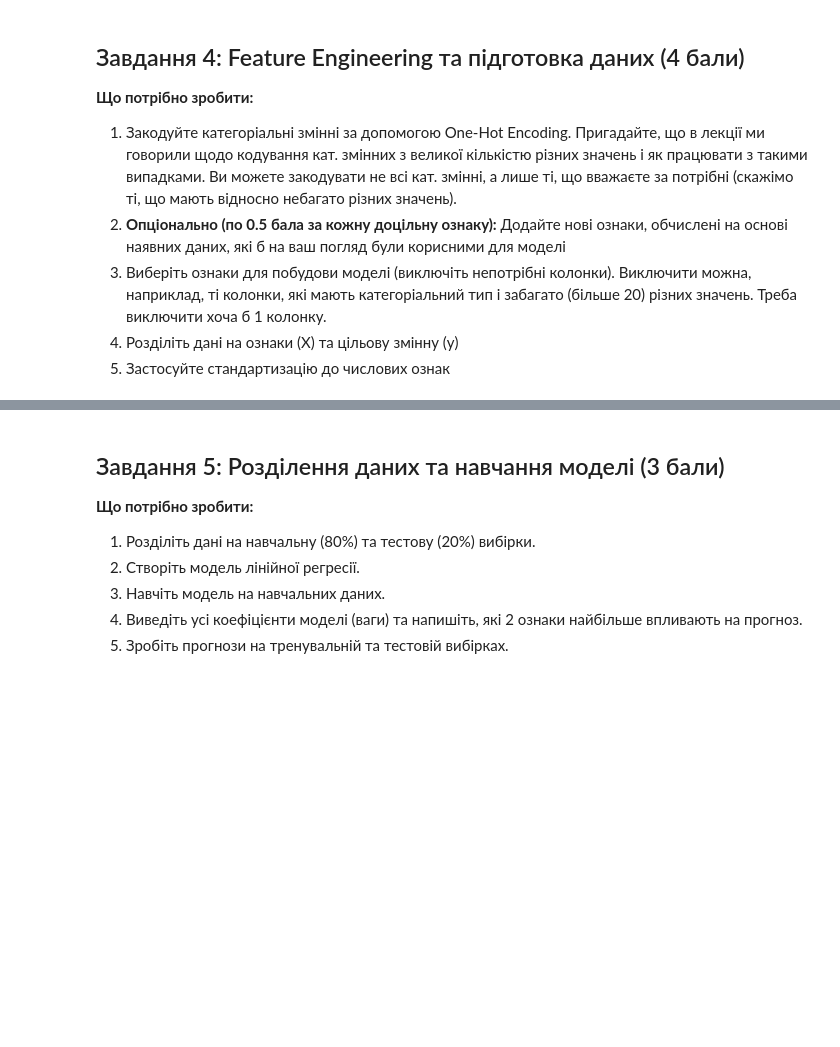
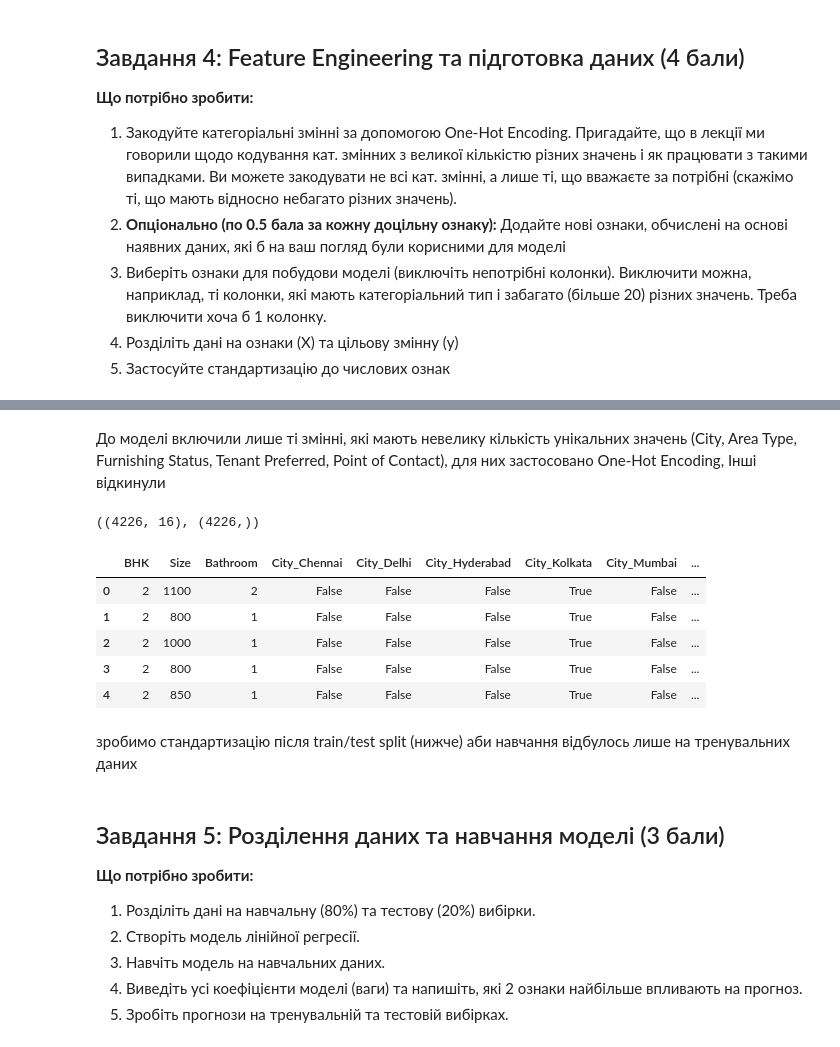
Before and after one commit to OlenaBabko/DataAnalytics_DataLovesAcademy, a Jupyter notebook: modul_16_Machine Learning Fundamentals for Data Analysts/hw/HW_16_1_Forecasting_housing_rent.ipynb, the cells around one changed output, grey strips where cells are left out. Saved outputs shown, nothing was run; the diff lists cells and outputs as text; code cells hidden in the pictures; blank space fills up the shorter version.

Commit message:
hw1 forecasting rent (task 4)

```diff
--- a/modul_16_Machine Learning Fundamentals for Data Analysts/hw/HW_16_1_Forecasting_housing_rent.ipynb
+++ b/modul_16_Machine Learning Fundamentals for Data Analysts/hw/HW_16_1_Forecasting_housing_rent.ipynb
@@ -367,0 +384,18 @@ Boxplot показує чіткий позитивний зв’язок між
+# %%
+category_columns  = ["City", "Area Type", "Furnishing Status", "Tenant Preferred", "Point of Contact"]
+
+df_model = pd.get_dummies(df_clean, columns=category_columns, drop_first=True)
+# %%
+# не берем в модель\видаляєм
+
+drop_columns = ["Posted On", "Area Locality", "Floor"]
+# %% [markdown]
+До моделі включили лише ті змінні, які мають невелику кількість унікальних значень (City, Area Type, Furnishing Status, Tenant Preferred, Point of Contact), для них застосовано One-Hot Encoding, Інші відкинули
+# %%
+# ділимо дані на ознаки (X) та цільову змінну (y)
+
+# цільова змінна: що будемо прогнозувати
+y = df_model["log_Rent"]
+
+# ознаки:    на основі чого будемо прогнозувати
+X = df_model.drop(columns=["Rent", "log_Rent"] + drop_columns)
@@ -368,3 +406,18 @@ Boxplot показує чіткий позитивний зв’язок між
+# %%
+X.shape, y.shape
+# %% [output]
+((4226, 16), (4226,))
+# %%
+X.head()
+# %% [output]
+|  | BHK | Size | Bathroom | City_Chennai | City_Delhi | City_Hyderabad | City_Kolkata | City_Mumbai | ... |
+| 0 | 2 | 1100 | 2 | False | False | False | True | False | ... |
+| 1 | 2 | 800 | 1 | False | False | False | True | False | ... |
+| 2 | 2 | 1000 | 1 | False | False | False | True | False | ... |
+| 3 | 2 | 800 | 1 | False | False | False | True | False | ... |
+| 4 | 2 | 850 | 1 | False | False | False | True | False | ... |
+# %% [markdown]
+зробимо стандартизацію після train/test split (нижче) аби навчання відбулось лише на тренувальних даних
 # %% [markdown]
 ## Завдання 5: Розділення даних та навчання моделі (3 бали)
 
```
Also changed, not shown: parts of 2 cells of this notebook.
